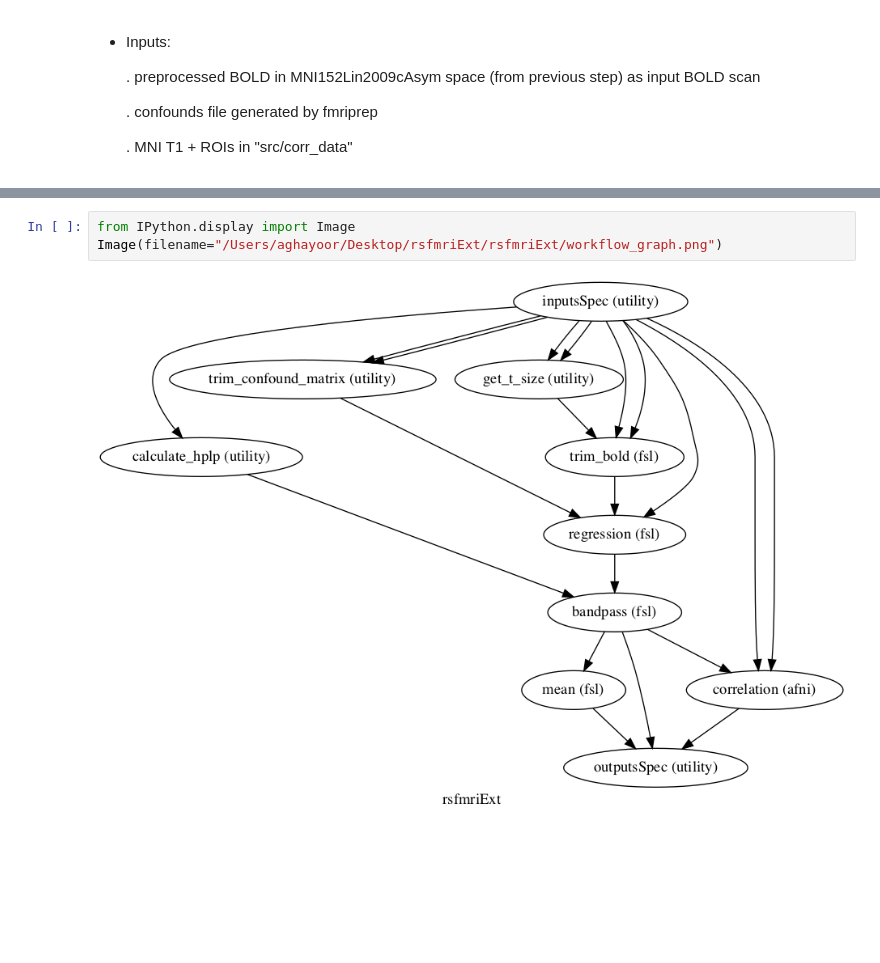
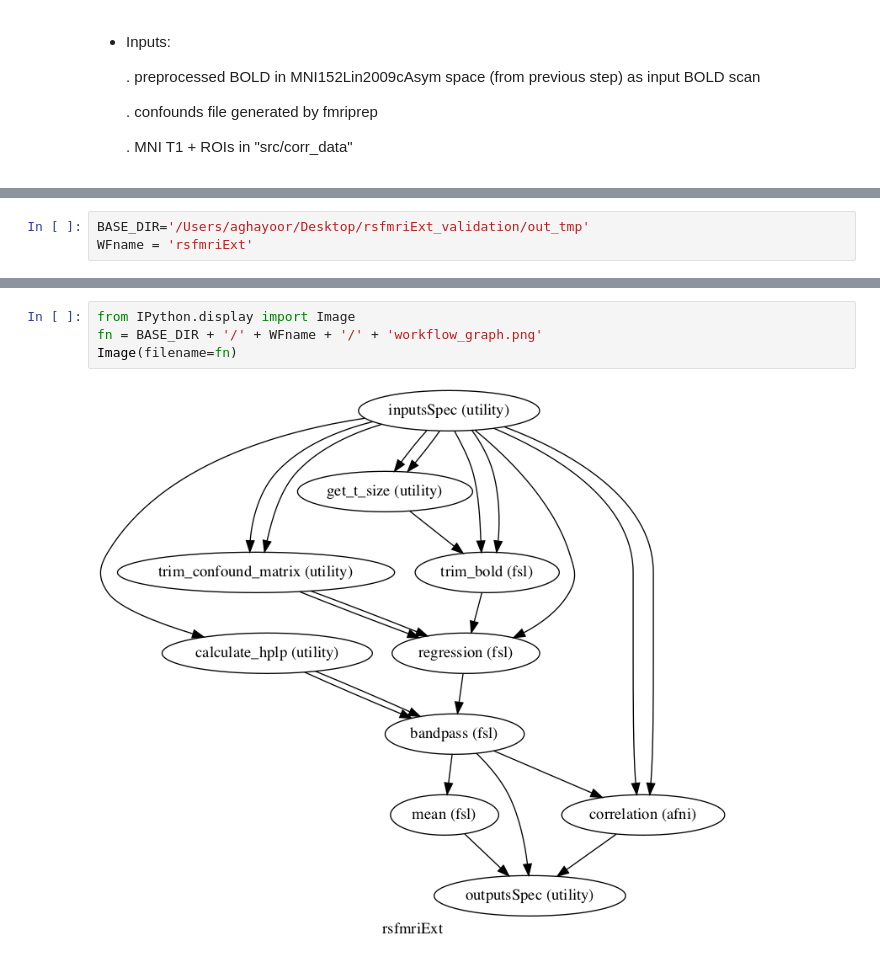
Before and after one commit to aghayoor/SimpleITK-Notebook-Answers, a Jupyter notebook: Invicro_rsfmri.ipynb, the cells around one changed output, grey strips where cells are left out. Cells and saved outputs as stored; diff of their text form; blank space fills up the shorter version.

```diff
--- a/Invicro_rsfmri.ipynb
+++ b/Invicro_rsfmri.ipynb
@@ -33,2 +46,5 @@ trimNum=10
+# %%
+BASE_DIR='/Users/aghayoor/Desktop/rsfmriExt_validation/out_tmp'
+WFname = 'rsfmriExt'
 # %%
 ####### Workflow ################################
@@ -174,8 +237,9 @@ workflow.write_graph("workflow_graph.dot")
 # %%
 from IPython.display import Image
-Image(filename="/Users/aghayoor/Desktop/rsfmriExt/rsfmriExt/workflow_graph.png")
+fn = BASE_DIR + '/' + WFname + '/' + 'workflow_graph.png'
+Image(filename=fn)
 # %% [output]
-[figure, old version]
+[figure, new version]
 # %%
 workflow.config['execution'] = {'remove_unnecessary_outputs': 'False'}
 workflow.run()
```
Also changed, not shown: parts of 15 cells of this notebook, 4 other files.
